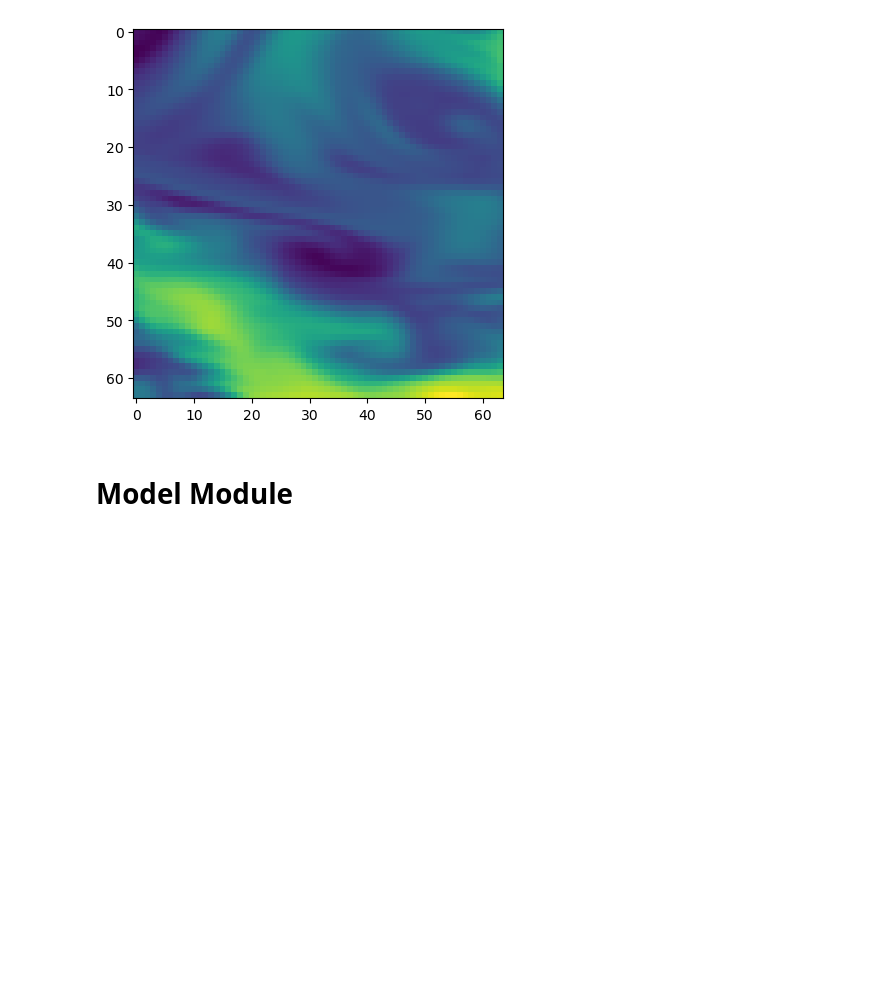
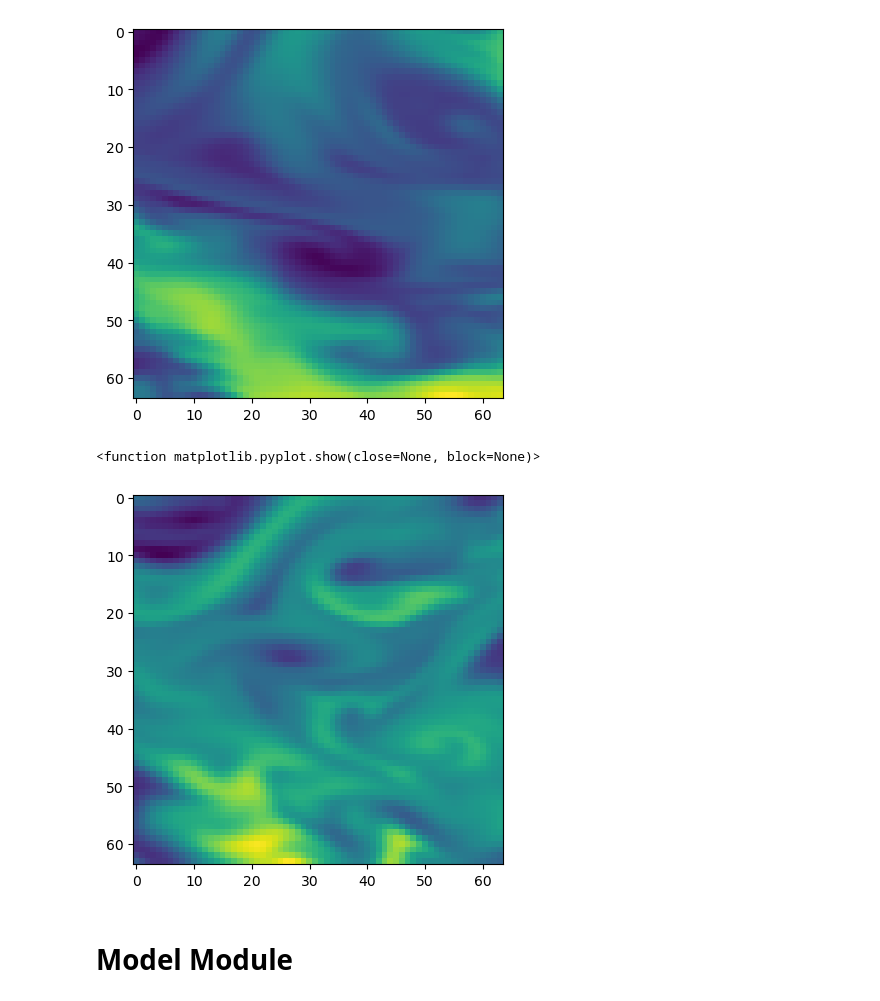
Before and after one commit to ghostpress/rainfall-pde-ml, a Jupyter notebook: code/MLcode.ipynb, the cells around one changed output. Drawn from its saved outputs; the diff is of its cells as text; code cells hidden in the pictures; blank space fills up the shorter version.

```diff
--- a/code/MLcode.ipynb
+++ b/code/MLcode.ipynb
@@ -258,7 +258,7 @@ def all_regions(files):
 # %% [markdown]
 ## Tensors, DataLoader
 # %%
-def create_training_dataloader(dtype, batchsize, files, ndays):
+def create_dataloader(batchsize, files, ndays, dtype=torch.FloatTensor):
     """Method to create a PyTorch DataLoader object from a list of files and
     additional parameters.
 
@@ -276,23 +276,23 @@ def create_training_dataloader(dtype, batchsize, files, ndays):
 
     regions = all_regions(files)
 
-    train_data = []
-    train_ends = []
+    data = []
+    ends = []
 
     for reg in regions:
-        train_reg_pairs = get_pairs_by_region(files, reg, ndays)
+        reg_pairs = get_pairs_by_region(files, reg, ndays)
 
-        for i in range(len(train_reg_pairs[0])):
-            dat = load_data_from_files(train_reg_pairs[0][i])
-            end = load_data_from_file(train_reg_pairs[1][i])
+        for i in range(len(reg_pairs[0])):
+            dat = load_data_from_files(reg_pairs[0][i])
+            end = load_data_from_file(reg_pairs[1][i])
 
-            train_data.append(dat)
-            train_ends.append(end)
+            data.append(dat)
+            ends.append(end)
 
-    train_data = torch.from_numpy(np.array(train_data)).type(dtype)
-    train_ends = torch.from_numpy(np.array(train_ends)).type(dtype)
+    final_data = torch.from_numpy(np.array(data)).type(dtype)
+    final_ends = torch.from_numpy(np.array(ends)).type(dtype)
 
-    training = torch.utils.data.DataLoader(torch.utils.data.TensorDataset(train_data, train_ends),
+    training = torch.utils.data.DataLoader(torch.utils.data.TensorDataset(final_data, final_ends),
                                            batch_size=batchsize, shuffle=False)
 
     return training
@@ -301,5 +301,5 @@ def create_training_dataloader(dtype, batchsize, files, ndays):
 # %%
-split = train_val_test_split_files(datadir("sst_npy/"), [0.01, 0.1, 0.1]) # TODO: change back to 0.8
+split = train_val_test_split_files(datadir("sst_npy/"), [0.8, 0.1, 0.1])
 
 train_split = split[0]
 val_split   = split[1]
@@ -311,7 +311,7 @@ print(len(test_split))
 
 
 # Testing plots with small dataset for now
-training_loader = create_training_dataloader(dtype=torch.FloatTensor,
-                                             batchsize=12, files=train_split,
-                                             ndays=4)
+training_loader = create_dataloader(batchsize=12, files=train_split, ndays=4)
+
+val_loader = create_dataloader(batchsize=12, files=val_split, ndays=4)
 # %% [output]
@@ -328,6 +330,13 @@ plt.imshow(train_first[0][0])
 plt.show()
 # %% [output]
 [figure]
+# %%
+val_first, val_next = next(iter(val_loader))
+plt.imshow(val_first[0][0])
+plt.show
+# %% [output]
+<function matplotlib.pyplot.show(close=None, block=None)>
+[figure, added]
 # %% [markdown]
 # Model Module
 # %% [markdown]
```
Also changed, not shown: parts of 10 cells of this notebook.
